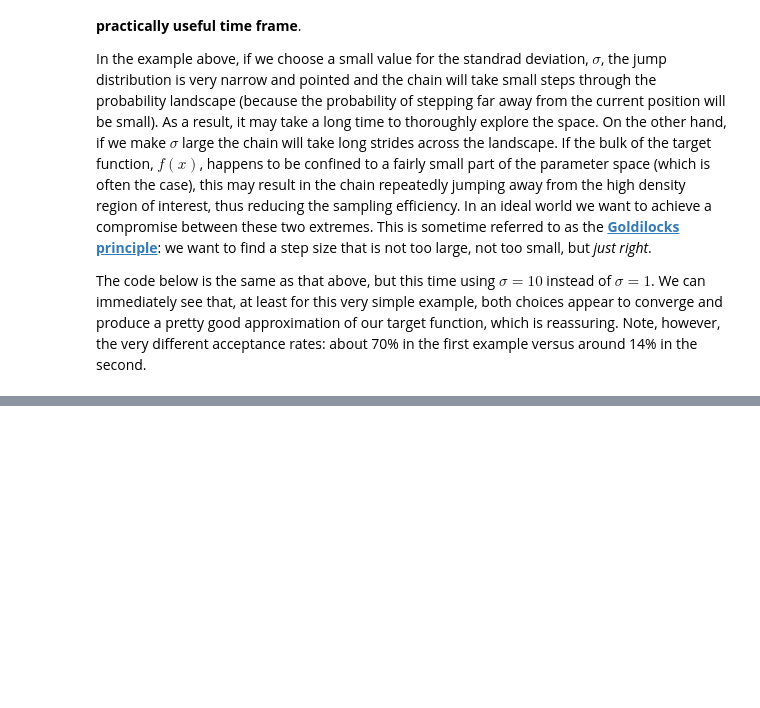
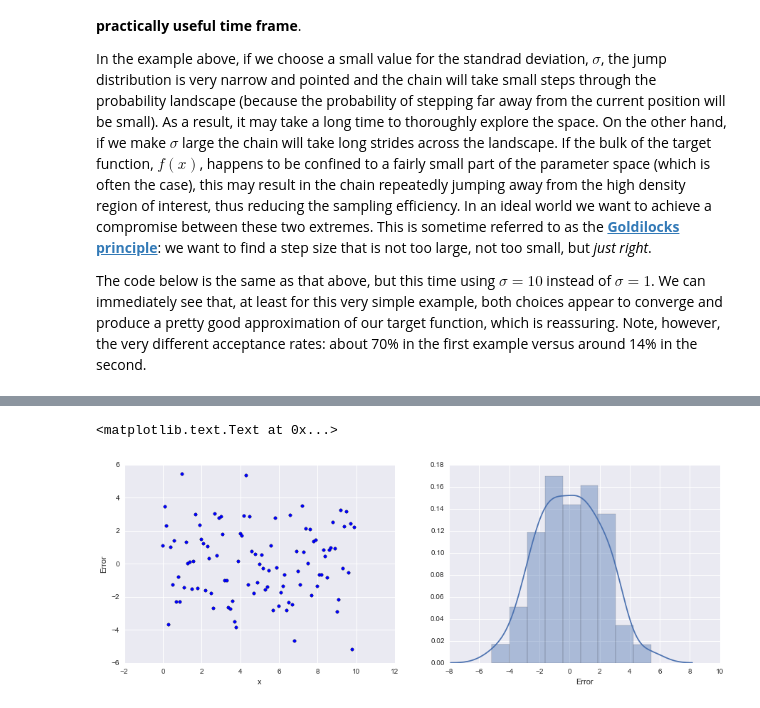
Before and after one commit to JamesSample/enviro_mod_notes, a Jupyter notebook: notebooks/04_MCMC.ipynb, the cells around one changed output, grey strips where cells are left out. Saved outputs shown, nothing was run; the diff lists cells and outputs as text; code cells hidden in the pictures; blank space fills up the shorter version.

```diff
--- a/notebooks/04_MCMC.ipynb
+++ b/notebooks/04_MCMC.ipynb
@@ -216,0 +553,20 @@ Unfortunately, this approach violates the Markovian property of our chain, becau
+# %%
+# Get the median param estimates
+alpha_med, beta_med, sigma_e_med = np.median(samples, axis=0)
+
+# Get y values from deterministic model with these parameters
+med_y = deterministic_model(x, [alpha_med, beta_med])
+
+# Calculate errors compared to observed data
+errs = obs_y - med_y
+
+# Plot
+fig, axes = plt.subplots(ncols=2, nrows=1, figsize=(15,5))
+axes[0].scatter(x, errs)
+axes[0].set_xlabel('x')
+axes[0].set_ylabel('Error')
+sn.distplot(errs, ax=axes[1])
+axes[1].set_xlabel('Error')
+# %% [output]
+<matplotlib.text.Text at 0x...>
+[figure, added]
```
Also changed, not shown: parts of 25 cells of this notebook, 1 other file.
